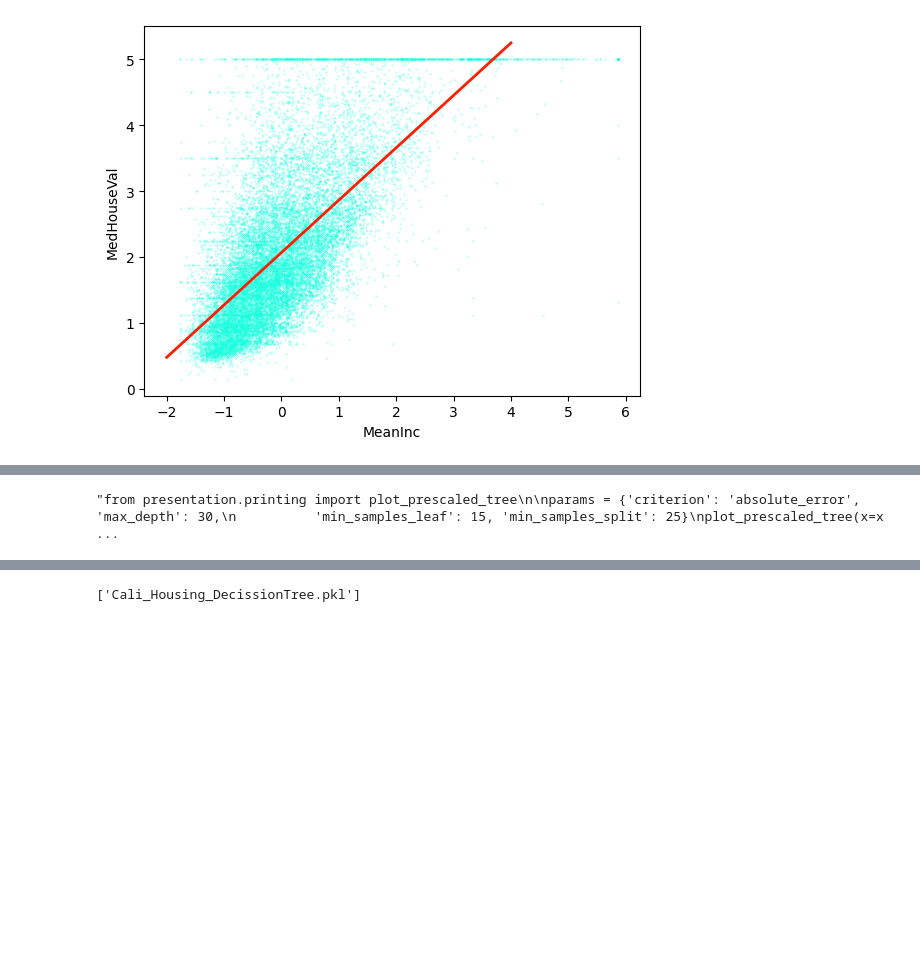
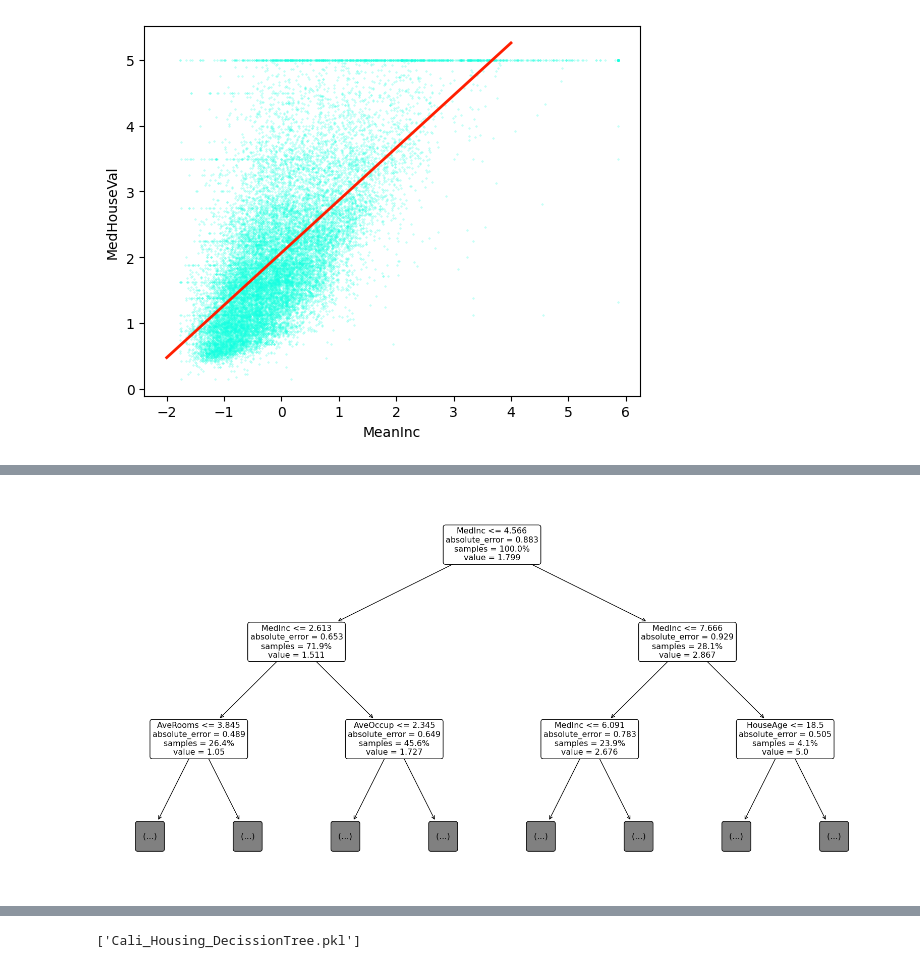
Before and after one commit to RouvenDecker/Machine_Learning-, a Jupyter notebook: presentation/Project.ipynb, the cells around one changed output, grey strips where cells are left out. Drawn from its saved outputs; the diff is of its cells as text; code cells hidden in the pictures; blank space fills up the shorter version.

```diff
--- a/presentation/Project.ipynb
+++ b/presentation/Project.ipynb
@@ -298,12 +307,12 @@ mape: 20.21%
 # %%
-"""from presentation.printing import plot_prescaled_tree
+from printing import plot_prescaled_tree
 
 params = {'criterion': 'absolute_error', 'max_depth': 30,
           'min_samples_leaf': 15, 'min_samples_split': 25}
 plot_prescaled_tree(x=x_pre_scaled, y=y, params=params,
-                    feature_names=housing.columns.values.tolist())"""
+                    feature_names=housing.columns.values.tolist())
 # %% [output]
-"from presentation.printing import plot_prescaled_tree\n\nparams = {'criterion': 'absolute_error', 'max_depth': 30,\n          'min_samples_leaf': 15, 'min_samples_split': 25}\nplot_prescaled_tree(x=x ...
+[figure, added]
 # %%
 styler.exec_styled_cell(22)
 # %% [output]
```
Also changed, not shown: parts of 16 cells of this notebook, 1 other file.
